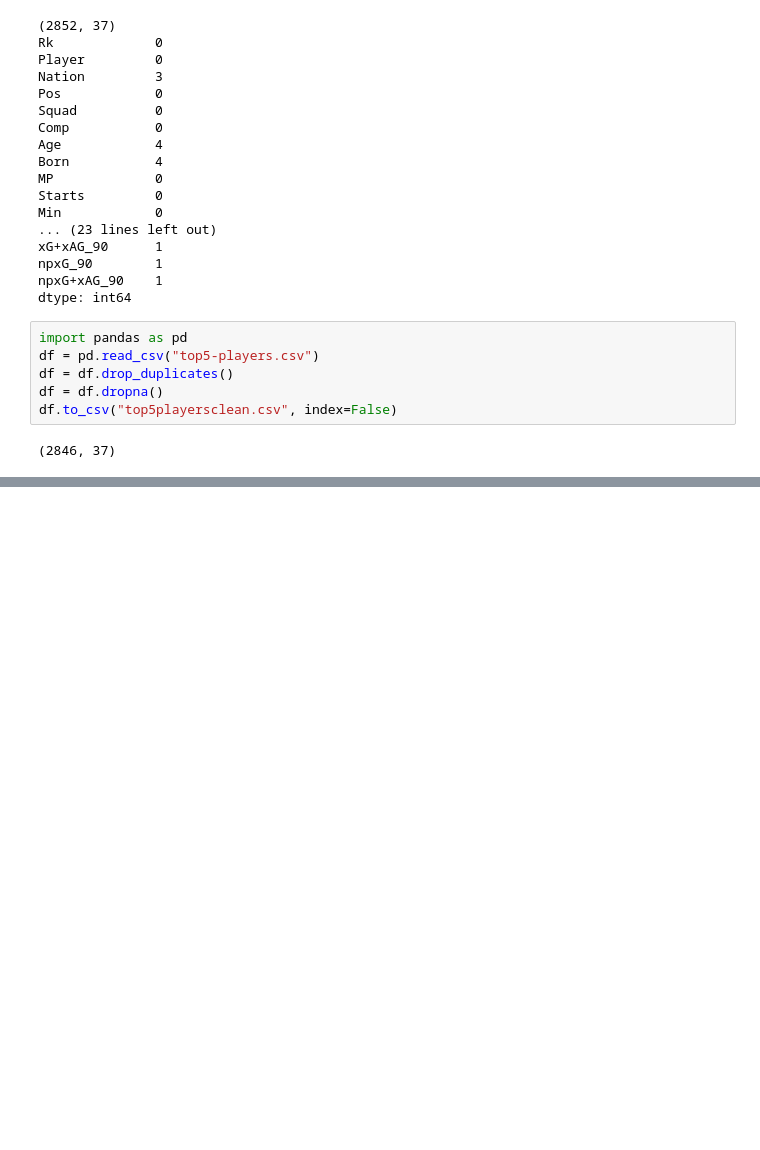
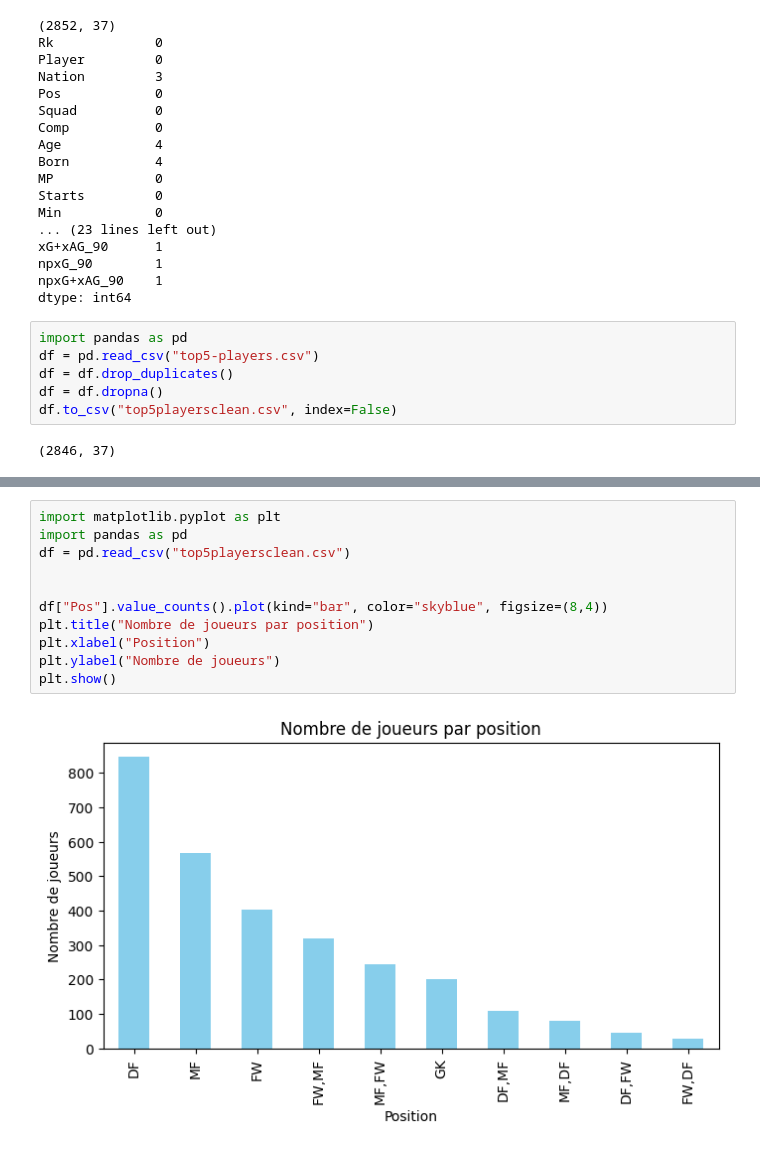
Before and after one commit to Hugoldt/SoccerStat, a Jupyter notebook: cleaningcsvfoot.ipynb, the cells around one changed output, grey strips where cells are left out. Drawn from its saved outputs; the diff is of its cells as text; blank space fills up the shorter version.

Commit message:
ajout de graphiques et création de 3 KPI

```diff
--- a/cleaningcsvfoot.ipynb
+++ b/cleaningcsvfoot.ipynb
@@ -31,0 +59,13 @@ df.to_csv("top5playersclean.csv", index=False)
+# %%
+import matplotlib.pyplot as plt
+import pandas as pd
+df = pd.read_csv("top5playersclean.csv")
+
+
+df["Pos"].value_counts().plot(kind="bar", color="skyblue", figsize=(8,4))
+plt.title("Nombre de joueurs par position")
+plt.xlabel("Position")
+plt.ylabel("Nombre de joueurs")
+plt.show()
+# %% [output]
+[figure, added]
```
Also changed, not shown: parts of 4 cells of this notebook.
